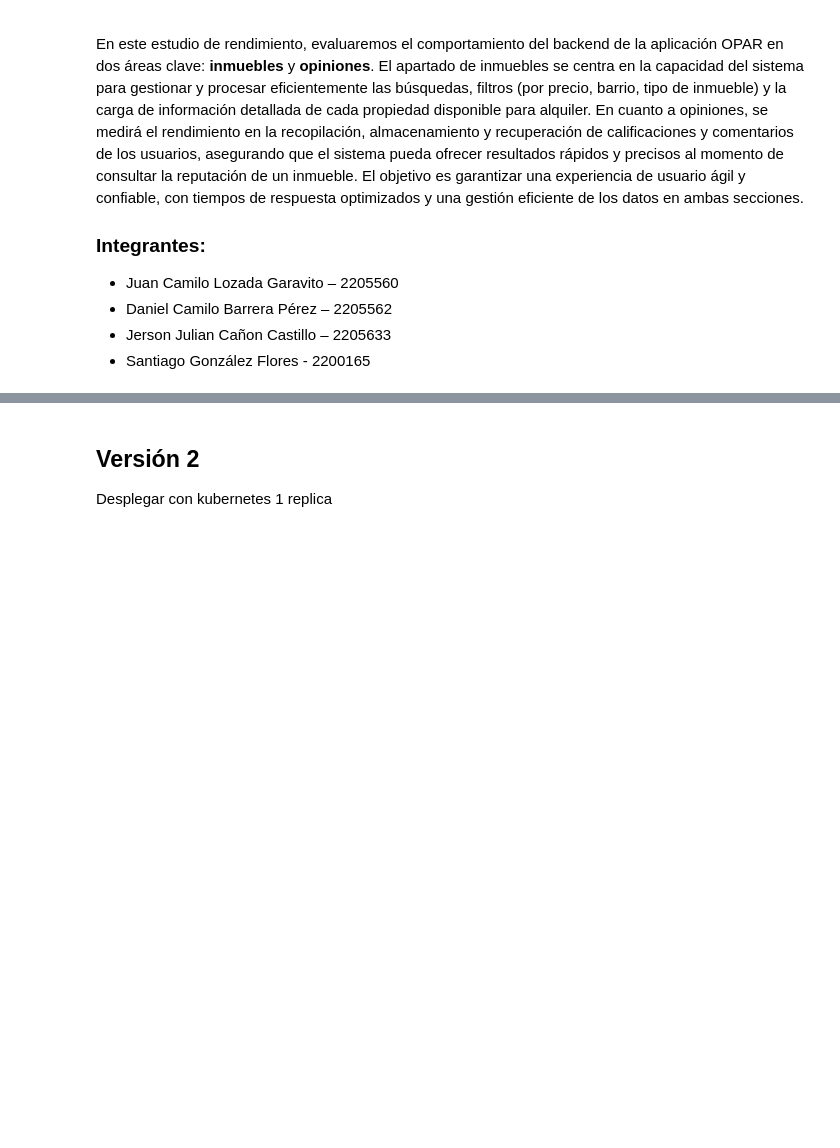
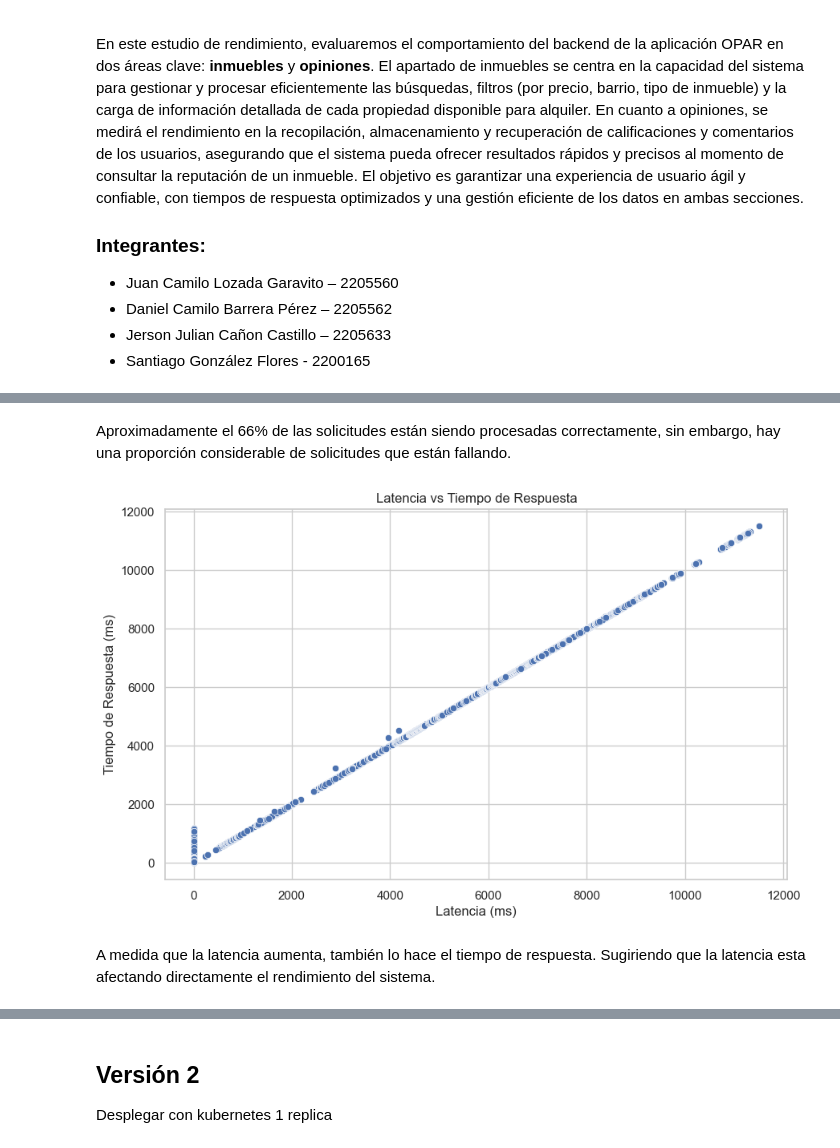
Before and after one commit to JulianCastillo14/Estudio-de-Rendimiento-Backend-en-OPAR, a Jupyter notebook: Estudio_de_Rendimiento_Backend_en_OPAR.ipynb, the cells around one changed output, grey strips where cells are left out. Drawn from its saved outputs; the diff is of its cells as text; code cells hidden in the pictures; blank space fills up the shorter version.

```diff
--- a/Estudio_de_Rendimiento_Backend_en_OPAR.ipynb
+++ b/Estudio_de_Rendimiento_Backend_en_OPAR.ipynb
@@ -17,0 +67,13 @@ En esta primera versión del backend, se implementará una arquitectura basada e
+# %% [markdown]
+Aproximadamente el 66% de las solicitudes están siendo procesadas correctamente, sin embargo, hay una proporción considerable de solicitudes que están fallando.
+# %%
+plt.figure(figsize=(10, 6))
+sns.scatterplot(x='Latency', y='elapsed', data=data)
+plt.title('Latencia vs Tiempo de Respuesta')
+plt.xlabel('Latencia (ms)')
+plt.ylabel('Tiempo de Respuesta (ms)')
+plt.show()
+# %% [output]
+[figure, added]
+# %% [markdown]
+ A medida que la latencia aumenta, también lo hace el tiempo de respuesta. Sugiriendo que la latencia esta afectando directamente el rendimiento del sistema.
```
Also changed, not shown: parts of 49 cells of this notebook, 10 other files.
